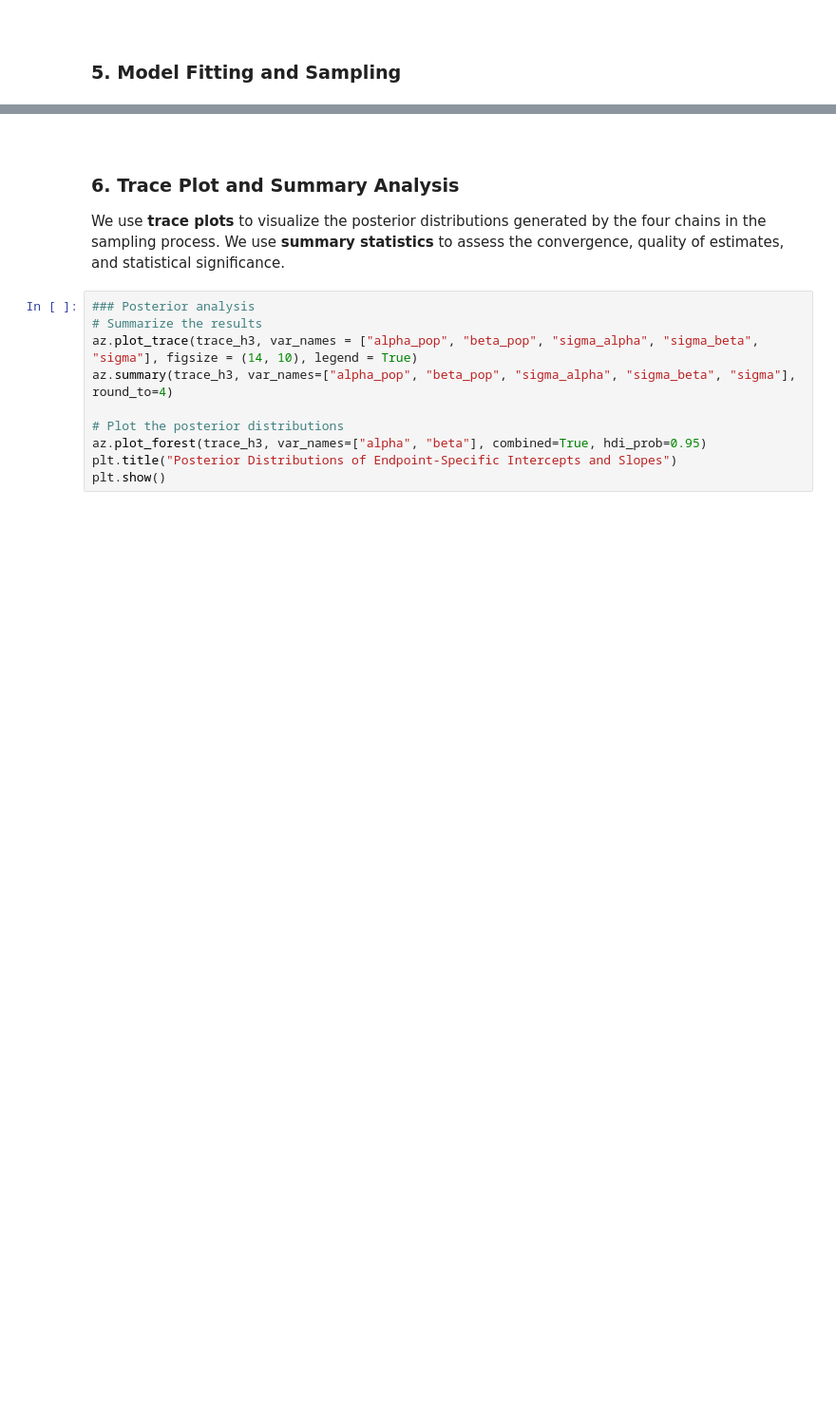
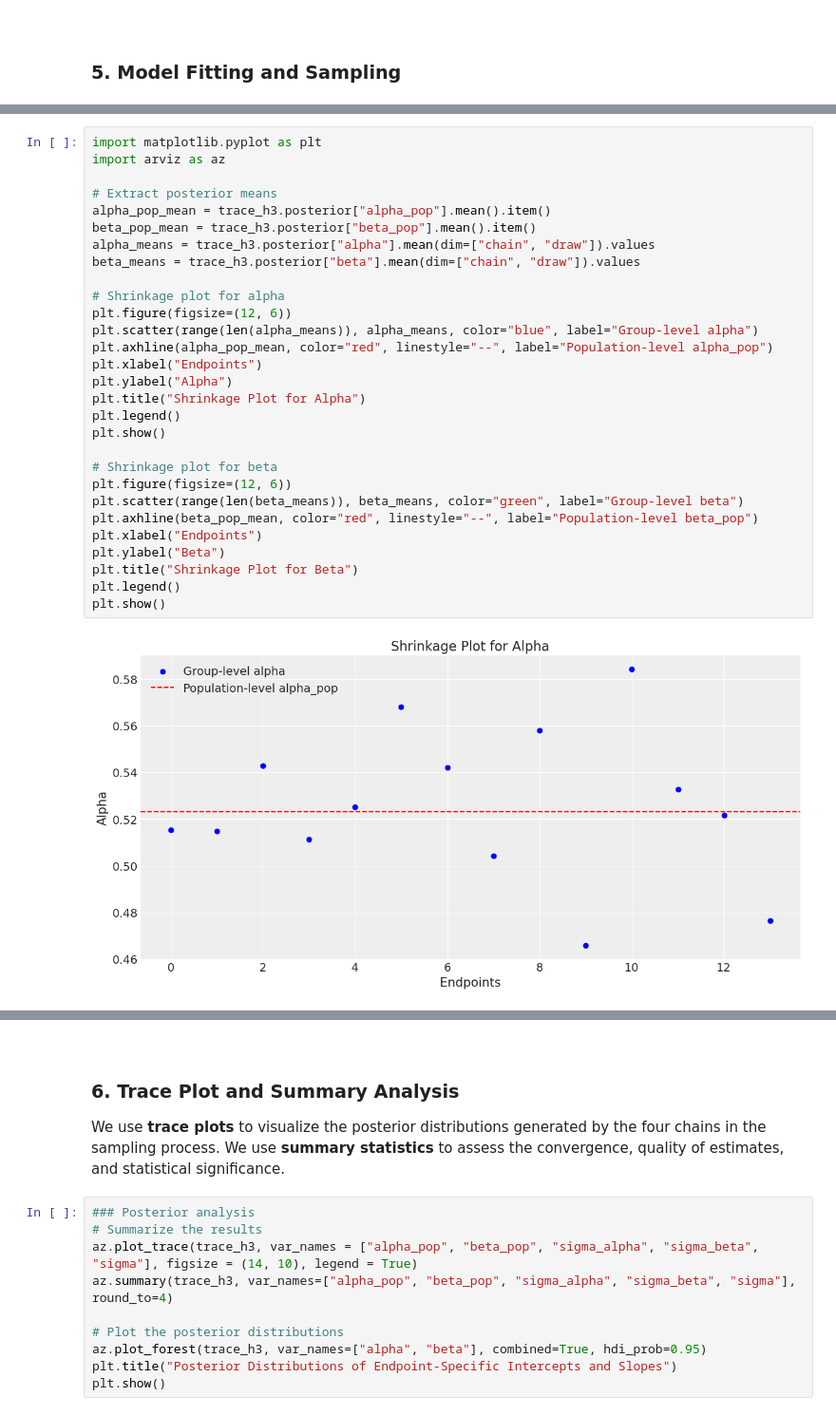
Before and after one commit to sanderengel/prpro_exam_2025, a Jupyter notebook: main-question.ipynb, the cells around one changed output, grey strips where cells are left out. Shown at 95% size. Cells and saved outputs as stored; diff of their text form; blank space fills up the shorter version.

```diff
--- a/main-question.ipynb
+++ b/main-question.ipynb
@@ -1110 +1112,32 @@ Sampling 4 chains for 1_000 tune and 2_000 draw iterations (4_000 + 8_000 draws
 [drawing not drawn]
+# %%
+import matplotlib.pyplot as plt
+import arviz as az
+
+# Extract posterior means
+alpha_pop_mean = trace_h3.posterior["alpha_pop"].mean().item()
+beta_pop_mean = trace_h3.posterior["beta_pop"].mean().item()
+alpha_means = trace_h3.posterior["alpha"].mean(dim=["chain", "draw"]).values
+beta_means = trace_h3.posterior["beta"].mean(dim=["chain", "draw"]).values
+
+# Shrinkage plot for alpha
+plt.figure(figsize=(12, 6))
+plt.scatter(range(len(alpha_means)), alpha_means, color="blue", label="Group-level alpha")
+plt.axhline(alpha_pop_mean, color="red", linestyle="--", label="Population-level alpha_pop")
+plt.xlabel("Endpoints")
+plt.ylabel("Alpha")
+plt.title("Shrinkage Plot for Alpha")
+plt.legend()
+plt.show()
+
+# Shrinkage plot for beta
+plt.figure(figsize=(12, 6))
+plt.scatter(range(len(beta_means)), beta_means, color="green", label="Group-level beta")
+plt.axhline(beta_pop_mean, color="red", linestyle="--", label="Population-level beta_pop")
+plt.xlabel("Endpoints")
+plt.ylabel("Beta")
+plt.title("Shrinkage Plot for Beta")
+plt.legend()
+plt.show()
+# %% [output]
+[figure, added]
```
Also changed, not shown: parts of 14 cells of this notebook.
